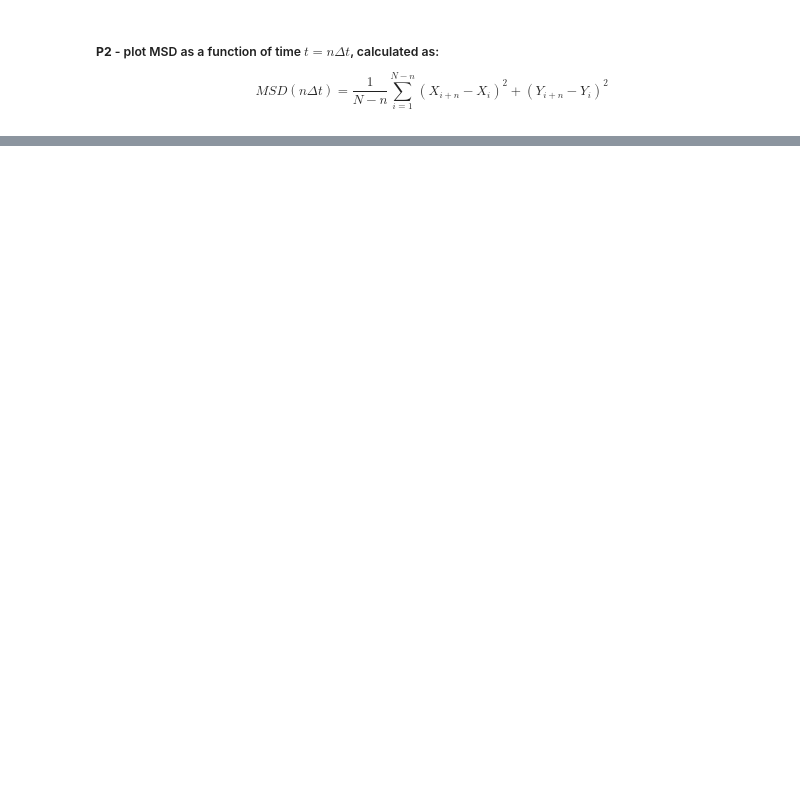
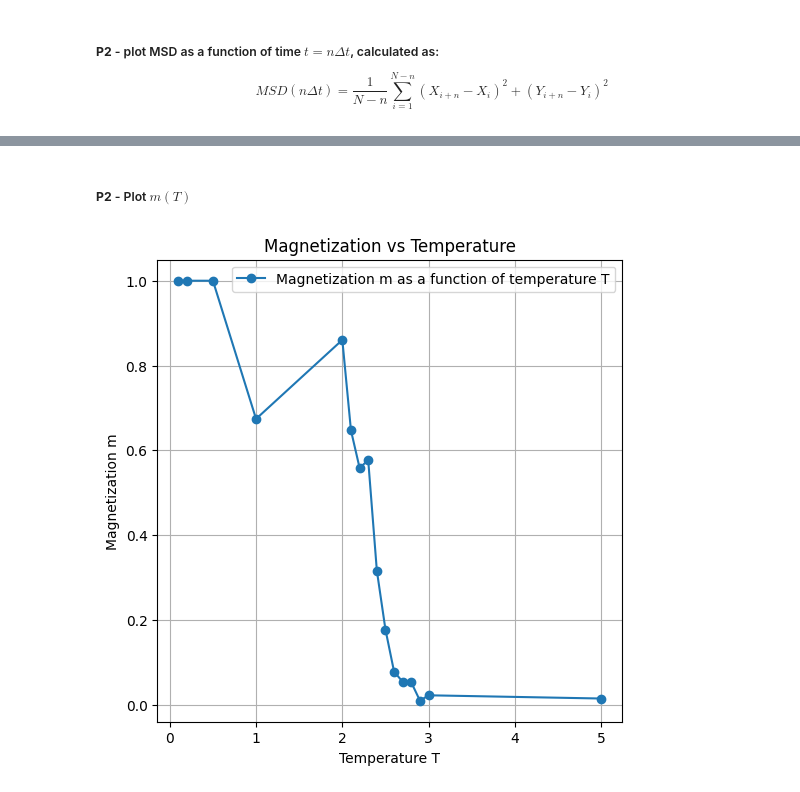
Before and after one commit to Wessias/SOCS, a Jupyter notebook: HW1/Untitled-1.ipynb, the cells around one changed output, grey strips where cells are left out. Drawn from its saved outputs; the diff is of its cells as text; code cells hidden in the pictures; blank space fills up the shorter version.

```diff
--- a/HW1/Untitled-1.ipynb
+++ b/HW1/Untitled-1.ipynb
@@ -252,0 +444,52 @@ plt.show()
+# %% [markdown]
+##### **P2** - Plot $m(T)$
+# %%
+import random
+
+f = 0.05  # Number of randomly selected spins to flip-test.
+
+H = 0.1
+num_iterations = 5000
+T_vals = [0.1, 0.2, 0.5, 1, 2, 2.1, 2.2, 2.3, 2.4, 2.5, 2.6, 2.7, 2.8, 2.9, 3, 5]
+m_vals = []
+Nspins = np.size(sl)  # Total number of spins in the spin lattice.
+Ni, Nj = sl.shape
+
+S = int(np.ceil(Nspins * f))  # Number of randomly selected spins.
+
+for t in T_vals:
+    T = t
+    H = 0.1
+    sl = 2 * np.random.randint(2, size=(N, N)) - 1
+    for i in range(num_iterations):
+        if i == 300:
+            H = 0
+
+        ns = random.sample(range(Nspins), S)
+
+        i_list = list(map(lambda x: x % Ni, ns))
+        j_list = list(map(lambda x: x // Ni, ns))
+
+        pi, Z = probabilities_spins(i_list, j_list, sl, H, J, T)
+
+        rn = np.random.rand(S)
+        for i in range(S):
+            if rn[i] > pi[0, i]:
+                sl[i_list[i], j_list[i]] = -1
+            else:
+                sl[i_list[i], j_list[i]] = 1
+
+    m = np.sum(sl) / N**2
+    m_vals.append(m)
+
+# Plot m(H)
+plt.figure(figsize=(6, 6))
+plt.plot(T_vals, m_vals, 'o-', label="Magnetization m as a function of temperature T")
+plt.xlabel("Temperature T")
+plt.ylabel("Magnetization m")
+plt.title("Magnetization vs Temperature for H = 0")
+plt.legend()
+plt.grid()
+plt.show()
+# %% [output]
+[figure, added]
```
Also changed, not shown: parts of 13 cells of this notebook, 1 other file.
